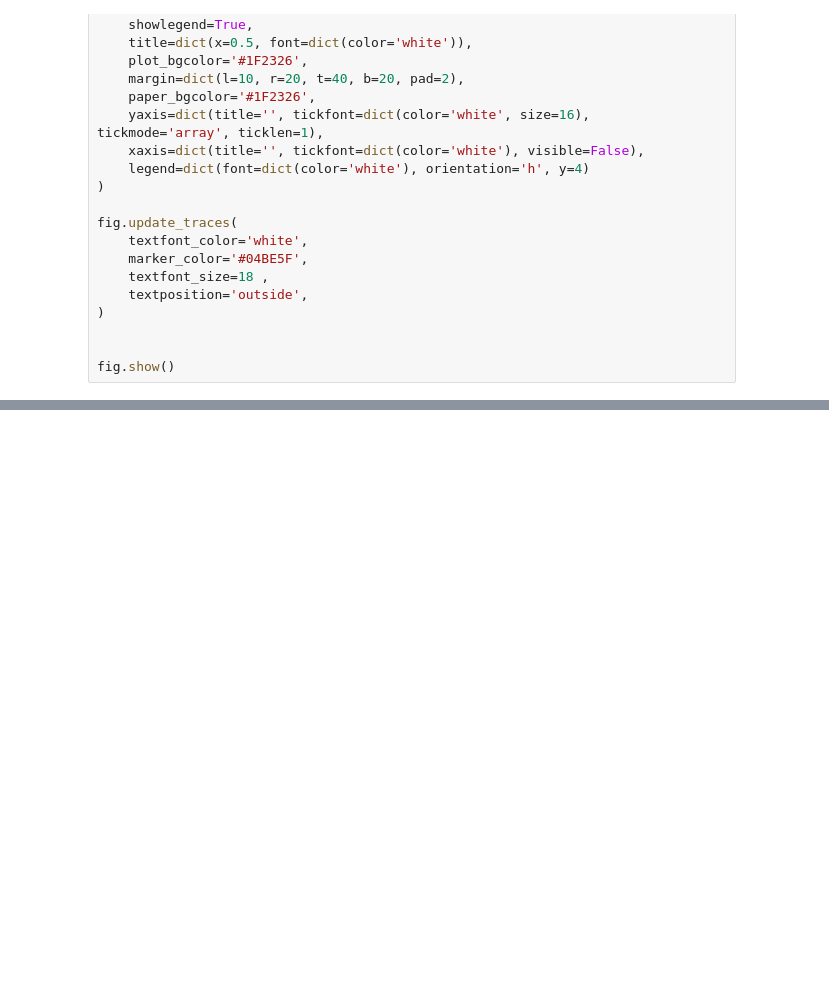
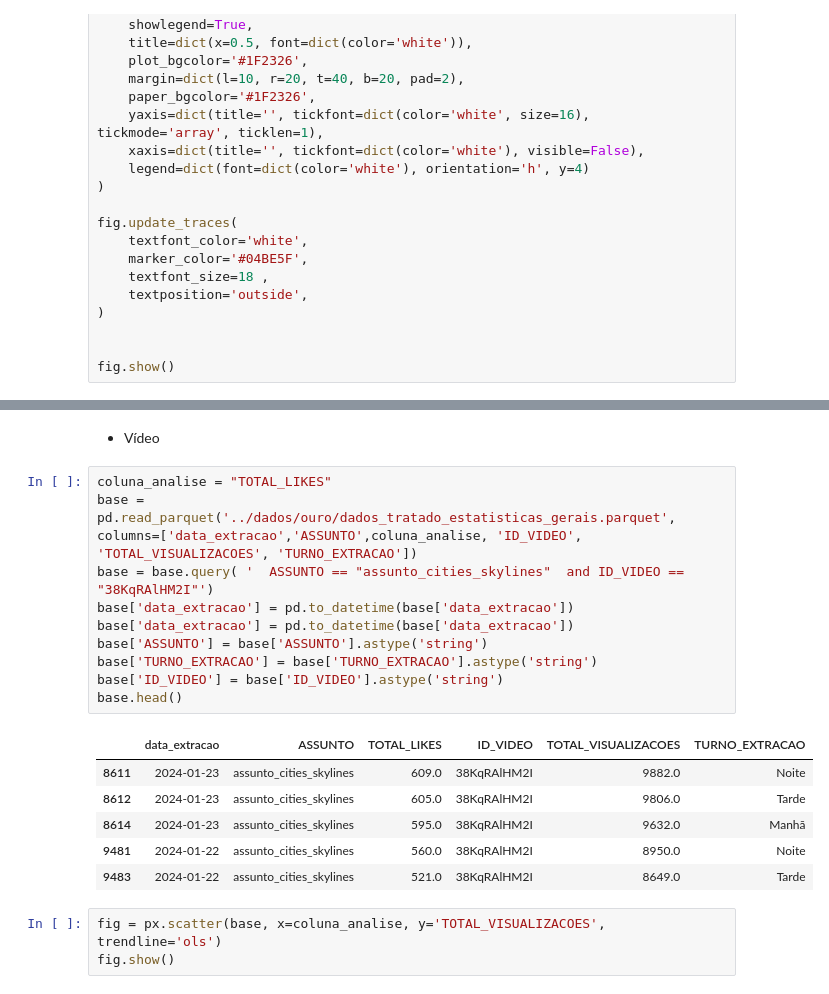
Before and after one commit to rodrigorocha1/analise_dados_youtube, a Jupyter notebook: notebooks_v2/visualizacoes.ipynb, the cells around one changed output, grey strips where cells are left out. Cells and saved outputs as stored; diff of their text form; blank space fills up the shorter version.

```diff
--- a/notebooks_v2/visualizacoes.ipynb
+++ b/notebooks_v2/visualizacoes.ipynb
@@ -472,0 +626,22 @@ fig.show()
+# %% [markdown]
+- Vídeo
+# %%
+coluna_analise = "TOTAL_LIKES"
+base = pd.read_parquet('../dados/ouro/dados_tratado_estatisticas_gerais.parquet', columns=['data_extracao','ASSUNTO',coluna_analise, 'ID_VIDEO', 'TOTAL_VISUALIZACOES', 'TURNO_EXTRACAO'])
+base = base.query( '  ASSUNTO == "assunto_cities_skylines"  and ID_VIDEO == "38KqRAlHM2I"')
+base['data_extracao'] = pd.to_datetime(base['data_extracao'])
+base['data_extracao'] = pd.to_datetime(base['data_extracao'])
+base['ASSUNTO'] = base['ASSUNTO'].astype('string')
+base['TURNO_EXTRACAO'] = base['TURNO_EXTRACAO'].astype('string')
+base['ID_VIDEO'] = base['ID_VIDEO'].astype('string')
+base.head()
+# %% [output]
+|  | data_extracao | ASSUNTO | TOTAL_LIKES | ID_VIDEO | TOTAL_VISUALIZACOES | TURNO_EXTRACAO |
+| 8611 | 2024-01-23 | assunto_cities_skylines | 609.0 | 38KqRAlHM2I | 9882.0 | Noite |
+| 8612 | 2024-01-23 | assunto_cities_skylines | 605.0 | 38KqRAlHM2I | 9806.0 | Tarde |
+| 8614 | 2024-01-23 | assunto_cities_skylines | 595.0 | 38KqRAlHM2I | 9632.0 | Manhã |
+| 9481 | 2024-01-22 | assunto_cities_skylines | 560.0 | 38KqRAlHM2I | 8950.0 | Noite |
+| 9483 | 2024-01-22 | assunto_cities_skylines | 521.0 | 38KqRAlHM2I | 8649.0 | Tarde |
+# %%
+fig = px.scatter(base, x=coluna_analise, y='TOTAL_VISUALIZACOES', trendline='ols')
+fig.show()
```
Also changed, not shown: parts of 19 cells of this notebook.
